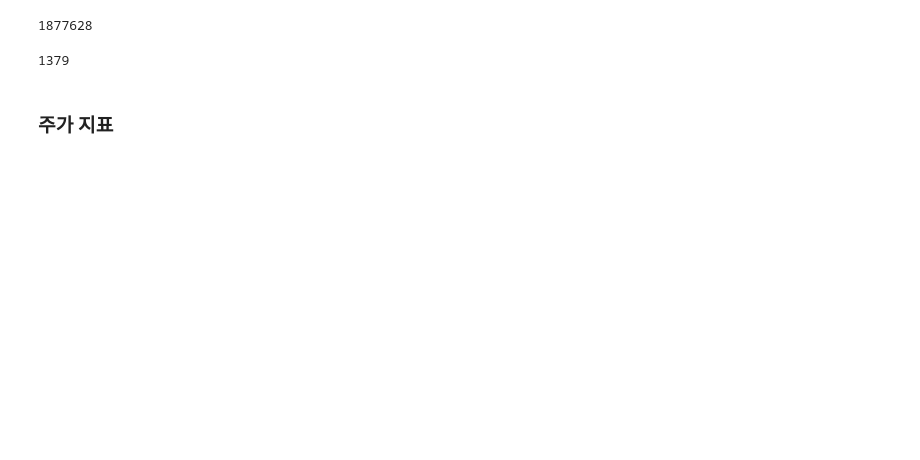
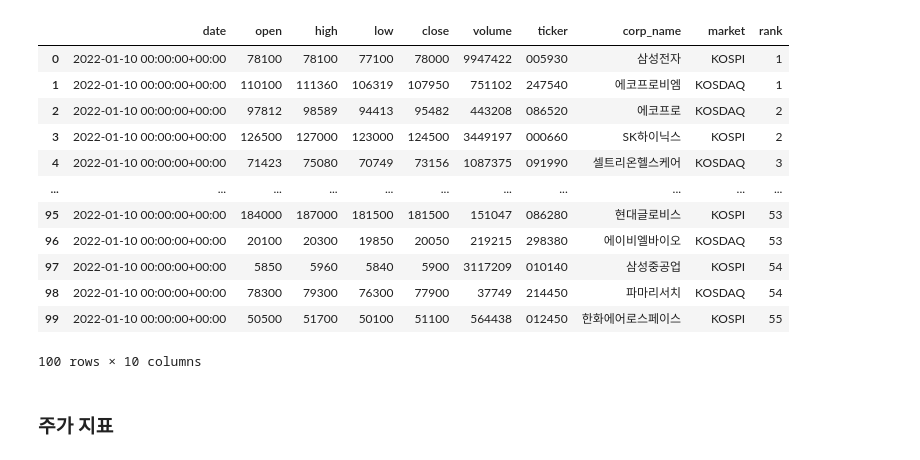
Before and after one commit to Unfinishedgod/finance_mlops, a Jupyter notebook: jupyter/cleaning/kor_stock_cleaning.ipynb, the cells around one changed output. Saved outputs shown, nothing was run; the diff lists cells and outputs as text; code cells hidden in the pictures; blank space fills up the shorter version.

```diff
--- a/jupyter/cleaning/kor_stock_cleaning.ipynb
+++ b/jupyter/cleaning/kor_stock_cleaning.ipynb
@@ -92,18 +94,40 @@ if not os.path.exists(f'data_crawler/cleaning/{file_name}'):
 # %%
 sql = f"""
 select
   `date`,
   open,
   high,
   low,
   close,
   volume,
-  price_change_percentage,
   `{project_id}.{dataset_id}.kor_stock_ohlcv`.ticker,
   corp_name,
-  market
+  market,
+  rank
 from `{project_id}.{dataset_id}.kor_stock_ohlcv`
 left join  `{project_id}.{dataset_id}.kor_ticker_list`
 on `{project_id}.{dataset_id}.kor_stock_ohlcv`.ticker = `{project_id}.{dataset_id}.kor_ticker_list`.ticker
-order by date asc
+where date > '{query_date}'
+order by date, rank asc
+limit 100
 """
+
+# 데이터 조회 쿼리 실행 결과
+query_job = client.query(sql)
+
+# 데이터프레임 변환
+ohlcv_df_raw = query_job.to_dataframe()
+# %% [output]
+|  | date | open | high | low | close | volume | ticker | corp_name | market | rank |
+| 0 | 2022-01-10 00:00:00+00:00 | 78100 | 78100 | 77100 | 78000 | 9947422 | 005930 | 삼성전자 | KOSPI | 1 |
+| 1 | 2022-01-10 00:00:00+00:00 | 110100 | 111360 | 106319 | 107950 | 751102 | 247540 | 에코프로비엠 | KOSDAQ | 1 |
+| 2 | 2022-01-10 00:00:00+00:00 | 97812 | 98589 | 94413 | 95482 | 443208 | 086520 | 에코프로 | KOSDAQ | 2 |
+| 3 | 2022-01-10 00:00:00+00:00 | 126500 | 127000 | 123000 | 124500 | 3449197 | 000660 | SK하이닉스 | KOSPI | 2 |
+| 4 | 2022-01-10 00:00:00+00:00 | 71423 | 75080 | 70749 | 73156 | 1087375 | 091990 | 셀트리온헬스케어 | KOSDAQ | 3 |
+| ... | ... | ... | ... | ... | ... | ... | ... | ... | ... | ... |
+| 95 | 2022-01-10 00:00:00+00:00 | 184000 | 187000 | 181500 | 181500 | 151047 | 086280 | 현대글로비스 | KOSPI | 53 |
+| 96 | 2022-01-10 00:00:00+00:00 | 20100 | 20300 | 19850 | 20050 | 219215 | 298380 | 에이비엘바이오 | KOSDAQ | 53 |
+| 97 | 2022-01-10 00:00:00+00:00 | 5850 | 5960 | 5840 | 5900 | 3117209 | 010140 | 삼성중공업 | KOSPI | 54 |
+| 98 | 2022-01-10 00:00:00+00:00 | 78300 | 79300 | 76300 | 77900 | 37749 | 214450 | 파마리서치 | KOSDAQ | 54 |
+| 99 | 2022-01-10 00:00:00+00:00 | 50500 | 51700 | 50100 | 51100 | 564438 | 012450 | 한화에어로스페이스 | KOSPI | 55 |
+100 rows × 10 columns
@@ -117,11 +134,3 @@ ohlcv_df_raw = query_job.to_dataframe()
-# %%
-len(ohlcv_df_raw)
-# %% [output]
-1877628
-# %%
-len(ohlcv_df_raw['ticker'].unique())
-# %% [output]
-1379
 # %%
 ohlcv_df_raw = ohlcv_df_raw.fillna(0)
 ticker_list = ohlcv_df_raw['ticker'].unique()
```
Also changed, not shown: parts of 18 cells of this notebook, 7 other files.
